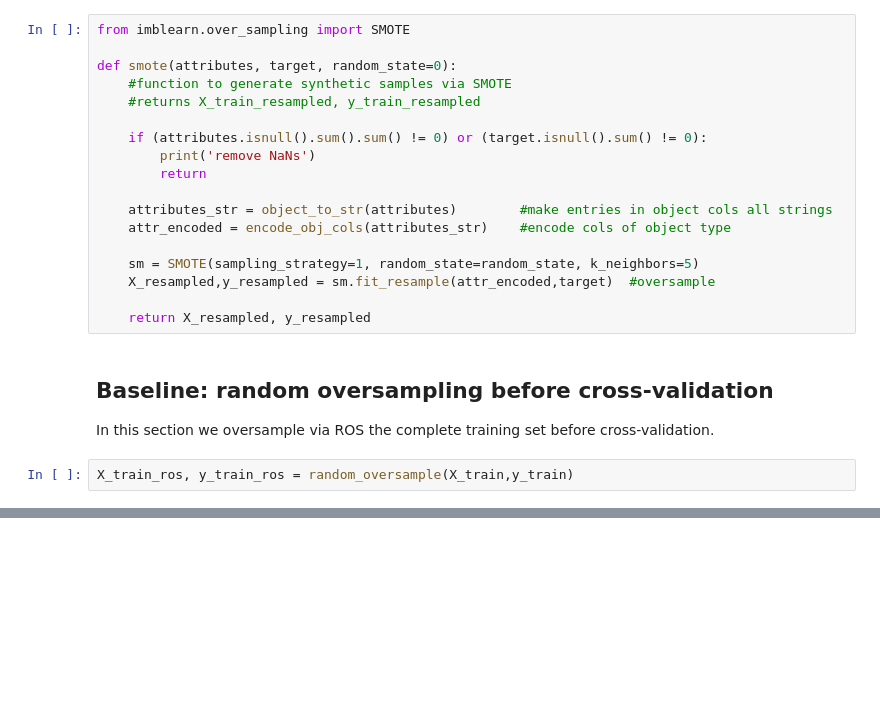
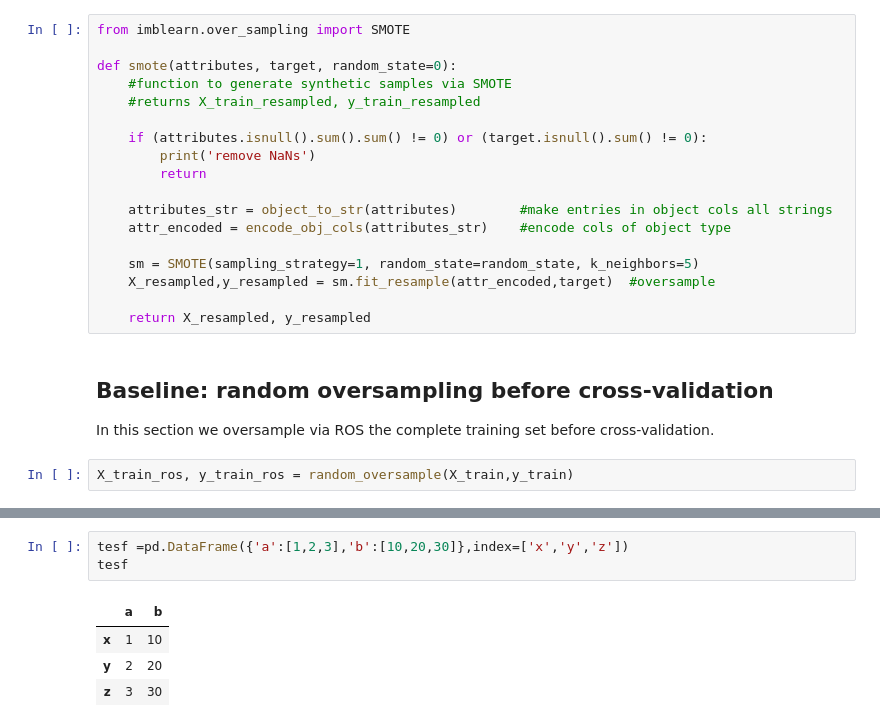
Before and after one commit to yanielc/Upsampling_techniques_during_cross-validation, a Jupyter notebook: upsampling_techniques_during_cross-validation.ipynb, the cells around one changed output, grey strips where cells are left out. Drawn from its saved outputs; the diff is of its cells as text; blank space fills up the shorter version.

```diff
--- a/upsampling_techniques_during_cross-validation.ipynb
+++ b/upsampling_techniques_during_cross-validation.ipynb
@@ -241,0 +313,8 @@ my_sum(**{'a':10})
+# %%
+tesf =pd.DataFrame({'a':[1,2,3],'b':[10,20,30]},index=['x','y','z'])
+tesf
+# %% [output]
+|  | a | b |
+| x | 1 | 10 |
+| y | 2 | 20 |
+| z | 3 | 30 |
```
Also changed, not shown: parts of 14 cells of this notebook.
